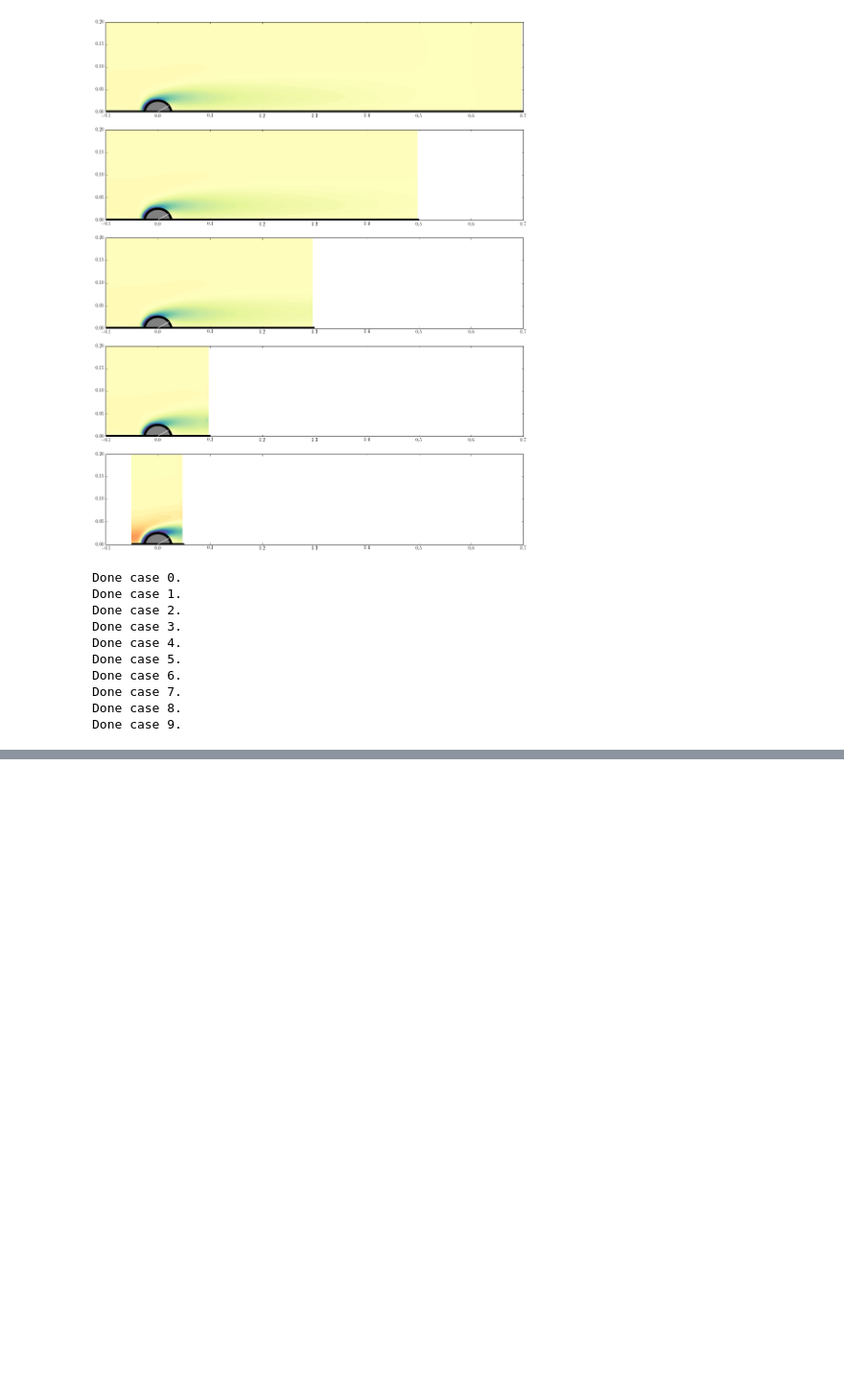
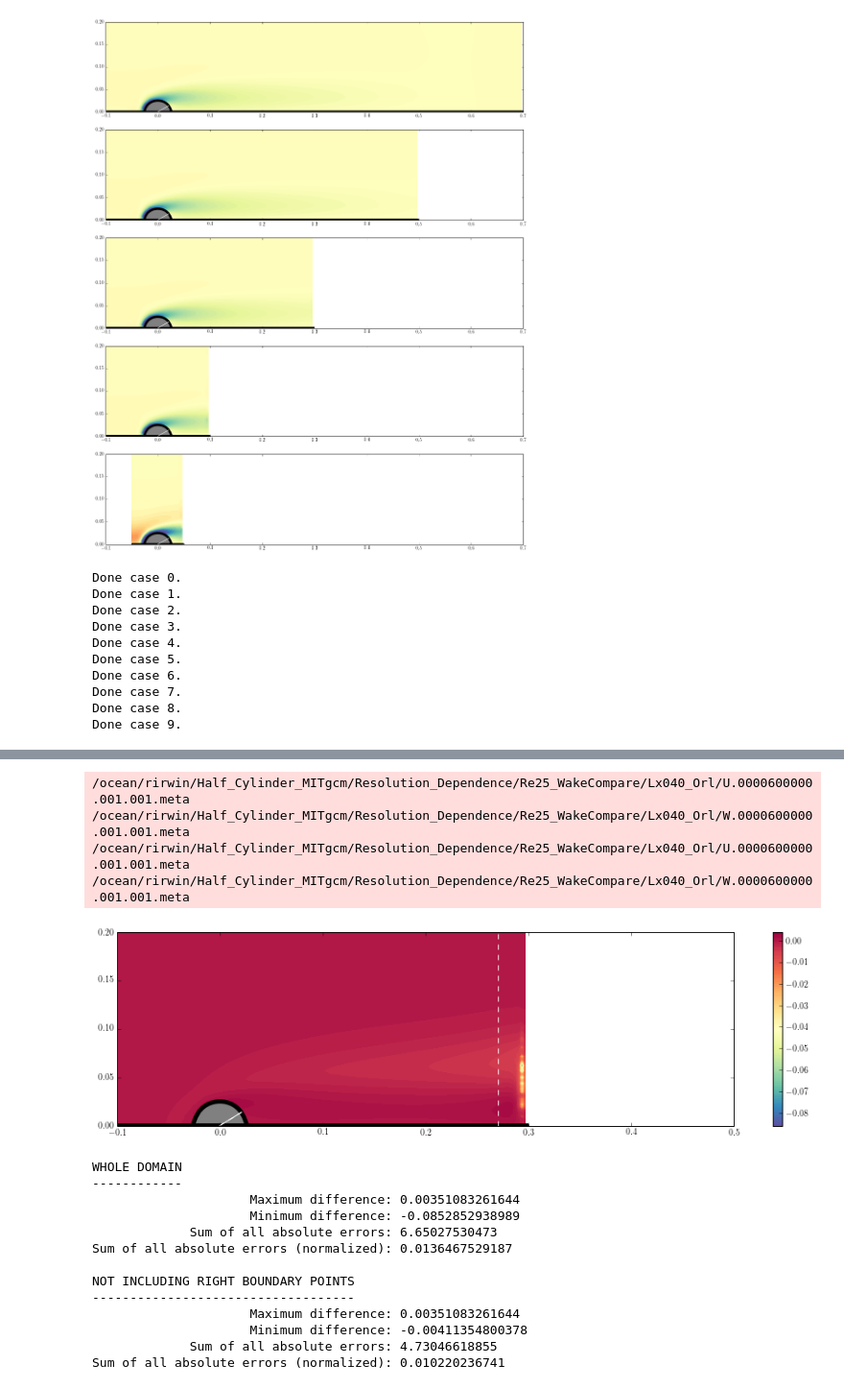
Before and after one commit to UBC-MOAD/flow_separation, a Jupyter notebook: half_cylinder_notebooks/domain_length_compare.ipynb, the cells around one changed output, grey strips where cells are left out. Shown at 96% size. Saved outputs shown, nothing was run; the diff lists cells and outputs as text; code cells hidden in the pictures; blank space fills up the shorter version.

```diff
--- a/half_cylinder_notebooks/domain_length_compare.ipynb
+++ b/half_cylinder_notebooks/domain_length_compare.ipynb
@@ -186,0 +272,58 @@ print 100*((fin_sep[0]-fin_sep)/fin_sep[0])
+# %%
+CASE=2
+U,W,vort=cyl_case[CASE].get_fields_at_output(n*dout[CASE])
+thet,dudz = cyl_case[CASE].get_dudz(n*dout[CASE]);
+sep_pt = cyl_case[CASE].find_zero(thet,dudz)
+
+rad_sep = (180-sep_pt)*np.pi/180
+
+fig = plt.figure(figsize=(16,4))
+diff_vort=(vort-vort0[:,0:len(cyl_case[CASE].XC)])
+plt.contourf(cyl_case[CASE].XG,cyl_case[CASE].ZG,diff_vort,100,cmap='Spectral_r')
+plt.fill(cyl_case[CASE].XC,0.4-cyl_case[CASE].Depth,facecolor='gray',lw=5)
+plt.plot([0, np.cos(thet_0)*0.025],[0,np.sin(rad_sep)*0.025],'-w')
+plt.plot([0, np.cos(thet_0)*0.025],[0,np.sin(rad_sep0)*0.025],'--w')
+plt.colorbar()
+plt.xlim((-0.1,0.5))
+plt.ylim((0.0,0.2))
+
+plt.plot([cyl_case[CASE].XC[-10],cyl_case[CASE].XC[-10]],[0,0.2],'--w')
+plt.show()
+
+tot_abs_vort0 = np.sum(np.abs(vort0[:,0:len(cyl_case[CASE].XC)]))
+
+print "WHOLE DOMAIN"
+print "------------"
+print "                     Maximum difference: " + str(np.max(diff_vort))
+print "                     Minimum difference: " + str(np.min(diff_vort))
+print "             Sum of all absolute errors: " + str(np.sum(np.abs(diff_vort)))
+print "Sum of all absolute errors (normalized): " + str(np.sum(np.abs(diff_vort))/tot_abs_vort0)
+
+tot_abs_vort0 = np.sum(np.abs(vort0[:,0:len(cyl_case[CASE].XC)-10]))
+
+print ""
+print "NOT INCLUDING RIGHT BOUNDARY POINTS"
+print "-----------------------------------"
+print "                     Maximum difference: " + str(np.max(diff_vort[:,0:-10]))
+print "                     Minimum difference: " + str(np.min(diff_vort[:,0:-10]))
+print "             Sum of all absolute errors: " + str(np.sum(np.abs(diff_vort[:,0:-10])))
+print "Sum of all absolute errors (normalized): " + str(np.sum(np.abs(diff_vort[:,0:-10]))/tot_abs_vort0)
+# %% [output]
+/ocean/rirwin/Half_Cylinder_MITgcm/Resolution_Dependence/Re25_WakeCompare/Lx040_Orl/U.0000600000.001.001.meta
+/ocean/rirwin/Half_Cylinder_MITgcm/Resolution_Dependence/Re25_WakeCompare/Lx040_Orl/W.0000600000.001.001.meta
+/ocean/rirwin/Half_Cylinder_MITgcm/Resolution_Dependence/Re25_WakeCompare/Lx040_Orl/U.0000600000.001.001.meta
+/ocean/rirwin/Half_Cylinder_MITgcm/Resolution_Dependence/Re25_WakeCompare/Lx040_Orl/W.0000600000.001.001.meta
+[figure, added]
+WHOLE DOMAIN
+------------
+                     Maximum difference: 0.00351083261644
+                     Minimum difference: -0.0852852938989
+             Sum of all absolute errors: 6.65027530473
+Sum of all absolute errors (normalized): 0.0136467529187
+
+NOT INCLUDING RIGHT BOUNDARY POINTS
+-----------------------------------
+                     Maximum difference: 0.00351083261644
+                     Minimum difference: -0.00411354800378
+             Sum of all absolute errors: 4.73046618855
+Sum of all absolute errors (normalized): 0.010220236741
```
Also changed, not shown: parts of 18 cells of this notebook, 1 other file.
